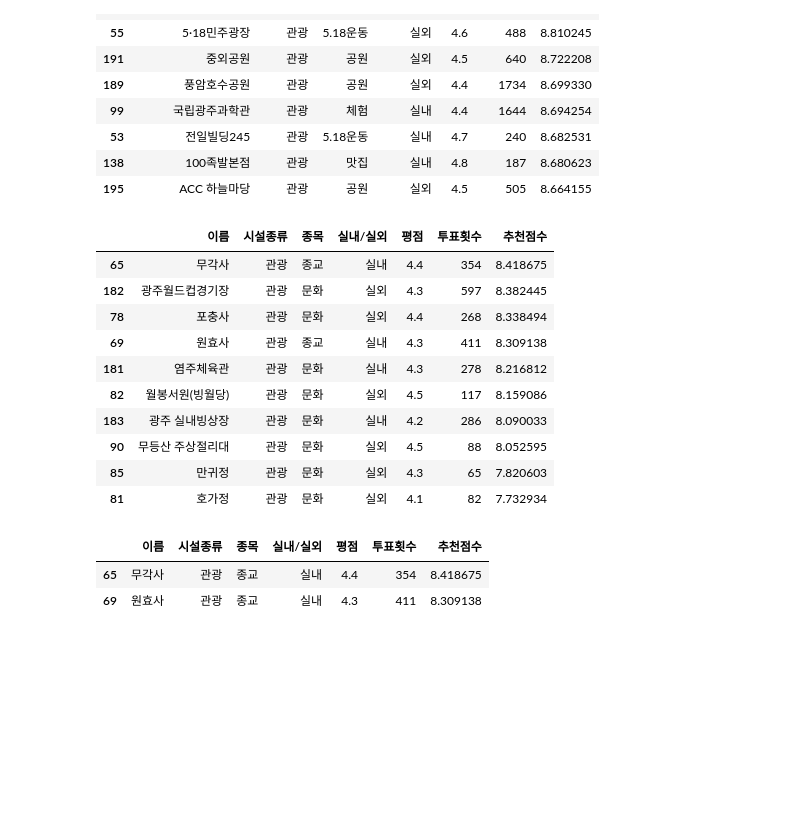
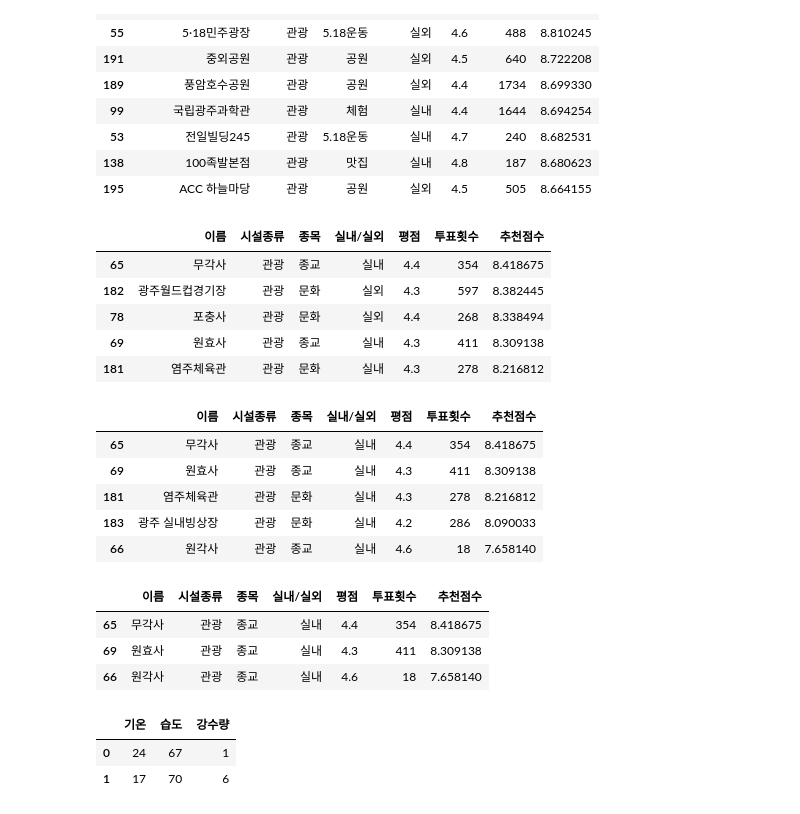
Before and after one commit to oocheol/Health_Find, a Jupyter notebook: Model.ipynb, the cells around one changed output. Cells and saved outputs as stored; diff of their text form; code cells hidden in the pictures; blank space fills up the shorter version.

```diff
--- a/Model.ipynb
+++ b/Model.ipynb
@@ -194,51 +194,65 @@ def weather_choice(a,b,c):
     return '실외'
 # %%
 # 새롭게 정의된 평점 기준에 따라 기존 find_sim_experience 함수를 변경
-def find_sim_experience(df_test, sorted_ind, title_name, top_n=10):
+def find_sim_experience(df_test, sorted_ind, title_name, top_n=10, end_idx=5):
   title_exp = df_test[df_test['이름'] == title_name]
   title_index = title_exp.index.values
 
   sim_index = sorted_ind[title_index, :top_n*3]
   sim_index = sim_index.reshape(-1)
 
   sim_index = sim_index[sim_index != title_index]
 
   return df_test.iloc[sim_index].sort_values(
-    '추천점수', ascending=False)[:top_n]
+    '추천점수', ascending=False)[:end_idx]
 
 def find_sim_experience_rainy(df_test, sorted_ind, title_name, top_n=10):
-  title_exp = df_test[(df_test['이름'] == title_name) & df_test['실내/실외'] == '실내']
+  title_exp = df_test[df_test['이름'] == title_name]
   title_index = title_exp.index.values
 
   sim_index = sorted_ind[title_index, :top_n*3]
   sim_index = sim_index.reshape(-1)
 
   sim_index = sim_index[sim_index != title_index]
 
   return df_test.iloc[sim_index].sort_values(
-    '추천점수', ascending=False)[:top_n]
+    '추천점수', ascending=False)[:]
 
 input_name = '용진정사'
 sim_exp = find_sim_experience(df_test, genre_sim_sorted_ind, input_name)
 sim_exp_rainy = find_sim_experience_rainy(df_test, genre_sim_sorted_ind, input_name)
 test = sim_exp[['이름', '시설종류', '종목', '실내/실외', '평점', '투표횟수', '추천점수']]
 test_rainy = sim_exp_rainy[['이름', '시설종류', '종목', '실내/실외', '평점', '투표횟수', '추천점수']]
 test
 # %% [output]
 |  | 이름 | 시설종류 | 종목 | 실내/실외 | 평점 | 투표횟수 | 추천점수 |
 | 65 | 무각사 | 관광 | 종교 | 실내 | 4.4 | 354 | 8.418675 |
 | 182 | 광주월드컵경기장 | 관광 | 문화 | 실외 | 4.3 | 597 | 8.382445 |
 | 78 | 포충사 | 관광 | 문화 | 실외 | 4.4 | 268 | 8.338494 |
 | 69 | 원효사 | 관광 | 종교 | 실내 | 4.3 | 411 | 8.309138 |
 | 181 | 염주체육관 | 관광 | 문화 | 실내 | 4.3 | 278 | 8.216812 |
-| 82 | 월봉서원(빙월당) | 관광 | 문화 | 실외 | 4.5 | 117 | 8.159086 |
-| 183 | 광주 실내빙상장 | 관광 | 문화 | 실내 | 4.2 | 286 | 8.090033 |
-| 90 | 무등산 주상절리대 | 관광 | 문화 | 실외 | 4.5 | 88 | 8.052595 |
-| 85 | 만귀정 | 관광 | 문화 | 실외 | 4.3 | 65 | 7.820603 |
-| 81 | 호가정 | 관광 | 문화 | 실외 | 4.1 | 82 | 7.732934 |
+# %%
+test_rainy[test_rainy['실내/실외'] == "실내"][:5]
+# %% [output]
+|  | 이름 | 시설종류 | 종목 | 실내/실외 | 평점 | 투표횟수 | 추천점수 |
+| 65 | 무각사 | 관광 | 종교 | 실내 | 4.4 | 354 | 8.418675 |
+| 69 | 원효사 | 관광 | 종교 | 실내 | 4.3 | 411 | 8.309138 |
+| 181 | 염주체육관 | 관광 | 문화 | 실내 | 4.3 | 278 | 8.216812 |
+| 183 | 광주 실내빙상장 | 관광 | 문화 | 실내 | 4.2 | 286 | 8.090033 |
+| 66 | 원각사 | 관광 | 종교 | 실내 | 4.6 | 18 | 7.658140 |
 # %%
-test[(test['실내/실외'] == "실내") & (test['종목'] == "종교")]
+test_rainy[(test_rainy['실내/실외'] == "실내") & (test_rainy['종목'] == "종교")]
 # %% [output]
 |  | 이름 | 시설종류 | 종목 | 실내/실외 | 평점 | 투표횟수 | 추천점수 |
 | 65 | 무각사 | 관광 | 종교 | 실내 | 4.4 | 354 | 8.418675 |
 | 69 | 원효사 | 관광 | 종교 | 실내 | 4.3 | 411 | 8.309138 |
+| 66 | 원각사 | 관광 | 종교 | 실내 | 4.6 | 18 | 7.658140 |
+# %%
+import pandas as pd
+
+df = pd.read_csv("./data/weather.csv")
+df
+# %% [output]
+|  | 기온 | 습도 | 강수량 |
+| 0 | 24 | 67 | 1 |
+| 1 | 17 | 70 | 6 |
```
Also changed, not shown: parts of 5 cells of this notebook, 1 other file.
